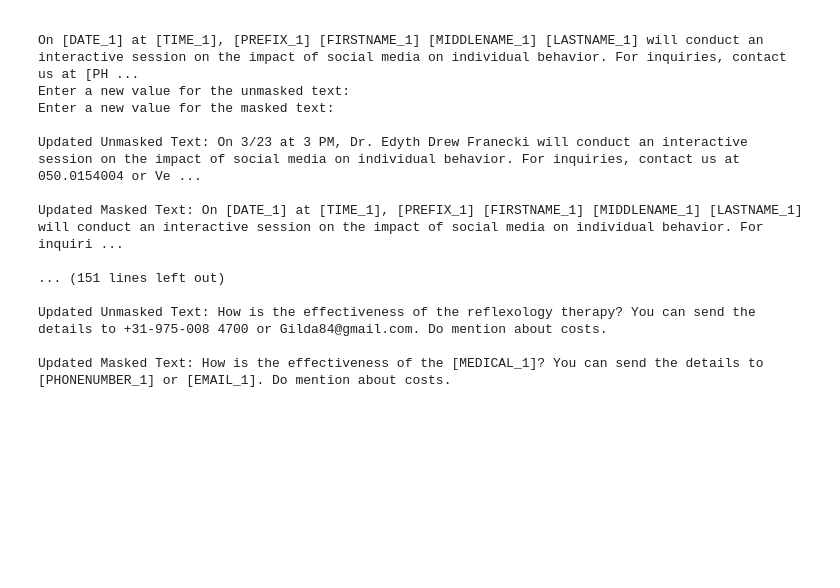
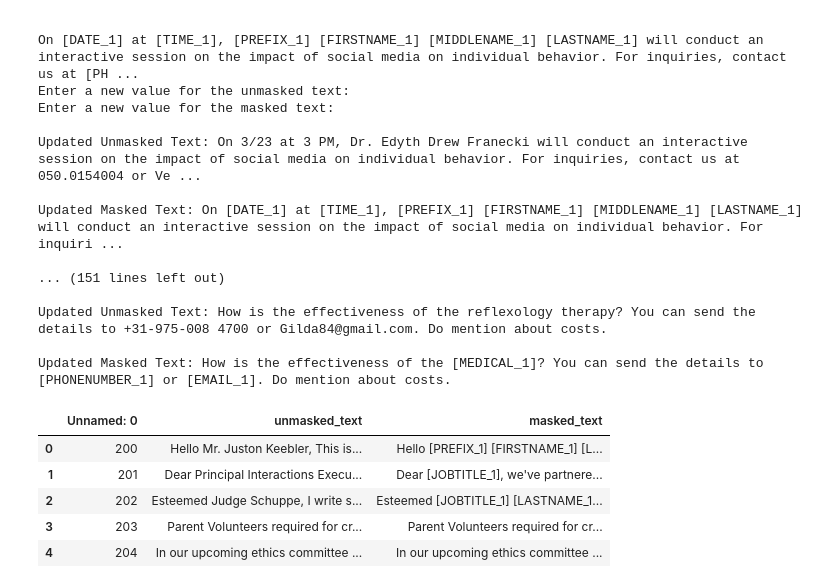
Before and after one commit to Amex2B/AmexSensitiveData, a Jupyter notebook: model/maker_day_attribute_selection_stella.ipynb, the cells around one changed output. Cells and saved outputs as stored; diff of their text form; code cells hidden in the pictures; blank space fills up the shorter version.

```diff
--- a/model/maker_day_attribute_selection_stella.ipynb
+++ b/model/maker_day_attribute_selection_stella.ipynb
@@ -85,3 +94,13 @@ Updated Masked Text: How is the effectiveness of the [MEDICAL_1]? You can send t
 # save my df to the 'data' folder
 filepath = os.path.join(os.getcwd(), 'data', 'maker_day_stella_mini_df.csv')
 df.to_csv(filepath)
+# %%
+mini_df = pd.read_csv('/Users/stellahuang/Downloads/AmexSensitiveData/data/maker_day_shrieyaa_stella_mini200_df.csv')
+mini_df.head()
+# %% [output]
+|  | Unnamed: 0 | unmasked_text | masked_text |
+| 0 | 200 | Hello Mr. Juston Keebler, This is... | Hello [PREFIX_1] [FIRSTNAME_1] [L... |
+| 1 | 201 | Dear Principal Interactions Execu... | Dear [JOBTITLE_1], we've partnere... |
+| 2 | 202 | Esteemed Judge Schuppe, I write s... | Esteemed [JOBTITLE_1] [LASTNAME_1... |
+| 3 | 203 | Parent Volunteers required for cr... | Parent Volunteers required for cr... |
+| 4 | 204 | In our upcoming ethics committee ... | In our upcoming ethics committee ... |
```
Also changed, not shown: parts of 6 cells of this notebook, 1 other file.
